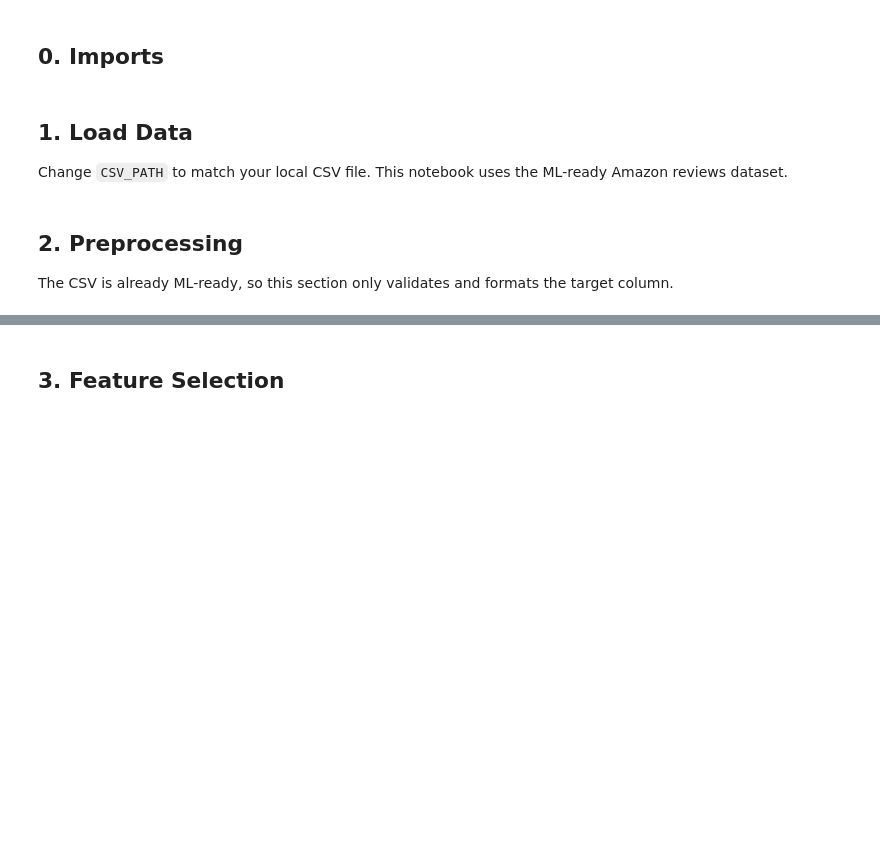
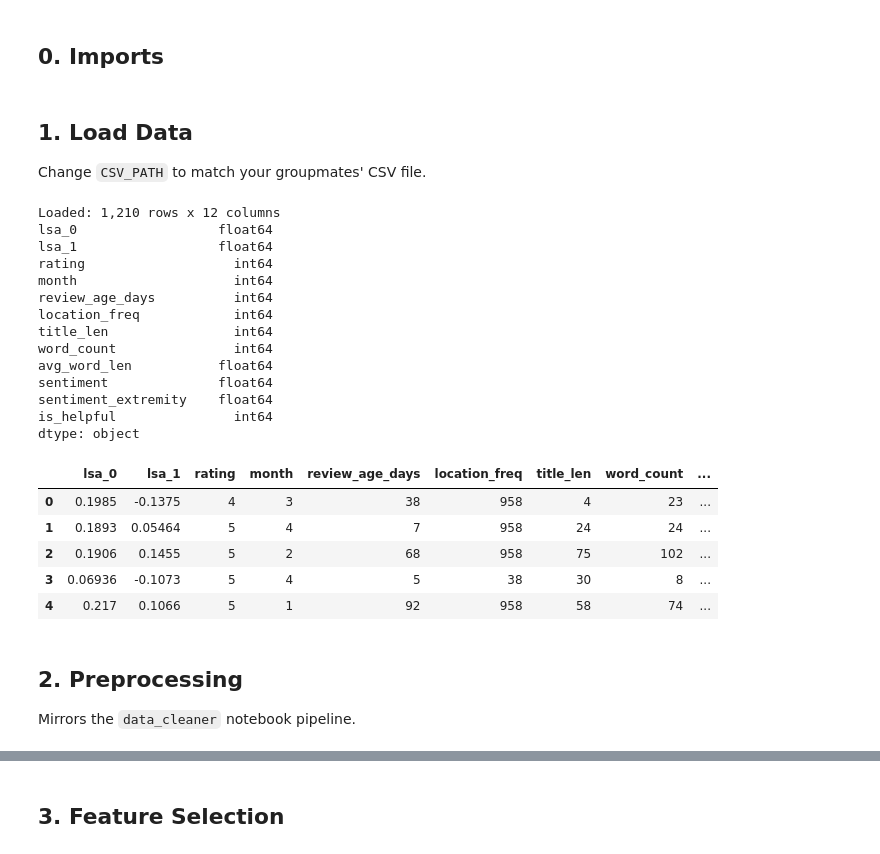
Before and after one commit to TheDetective14/helpful-review-identifier, a Jupyter notebook: SVM.ipynb, the cells around one changed output, grey strips where cells are left out. Saved outputs shown, nothing was run; the diff lists cells and outputs as text; code cells hidden in the pictures; blank space fills up the shorter version.

```diff
--- a/SVM.ipynb
+++ b/SVM.ipynb
@@ -30,17 +30,38 @@ from sklearn.metrics import classification_report, confusion_matrix
 pd.options.display.float_format = '{:,.4g}'.format
 # %% [markdown]
 ## 1. Load Data
-Change `CSV_PATH` to match your local CSV file. This notebook uses the ML-ready Amazon reviews dataset.
+Change `CSV_PATH` to match your groupmates' CSV file.
 # %%
 CSV_PATH   = "/Users/licahc/Downloads/amazon_bestsellers_reviews_train_ml_ready.csv"
-TARGET_COL = "is_helpful"
+TARGET_COL = "is helpful"
 
 df_raw = pd.read_csv(CSV_PATH)
 
 print(f"Loaded: {df_raw.shape[0]:,} rows x {df_raw.shape[1]} columns")
 print(df_raw.dtypes)
 df_raw.head()
+# %% [output]
+Loaded: 1,210 rows x 12 columns
+lsa_0                  float64
+lsa_1                  float64
+rating                   int64
+month                    int64
+review_age_days          int64
+location_freq            int64
+title_len                int64
+word_count               int64
+avg_word_len           float64
+sentiment              float64
+sentiment_extremity    float64
+is_helpful               int64
+dtype: object
+|  | lsa_0 | lsa_1 | rating | month | review_age_days | location_freq | title_len | word_count | ... |
+| 0 | 0.1985 | -0.1375 | 4 | 3 | 38 | 958 | 4 | 23 | ... |
+| 1 | 0.1893 | 0.05464 | 5 | 4 | 7 | 958 | 24 | 24 | ... |
+| 2 | 0.1906 | 0.1455 | 5 | 2 | 68 | 958 | 75 | 102 | ... |
+| 3 | 0.06936 | -0.1073 | 5 | 4 | 5 | 38 | 30 | 8 | ... |
+| 4 | 0.217 | 0.1066 | 5 | 1 | 92 | 958 | 58 | 74 | ... |
 # %% [markdown]
 ## 2. Preprocessing
-The CSV is already ML-ready, so this section only validates and formats the target column.
+Mirrors the `data_cleaner` notebook pipeline.
 # %%
```
Also changed, not shown: parts of 22 cells of this notebook.
